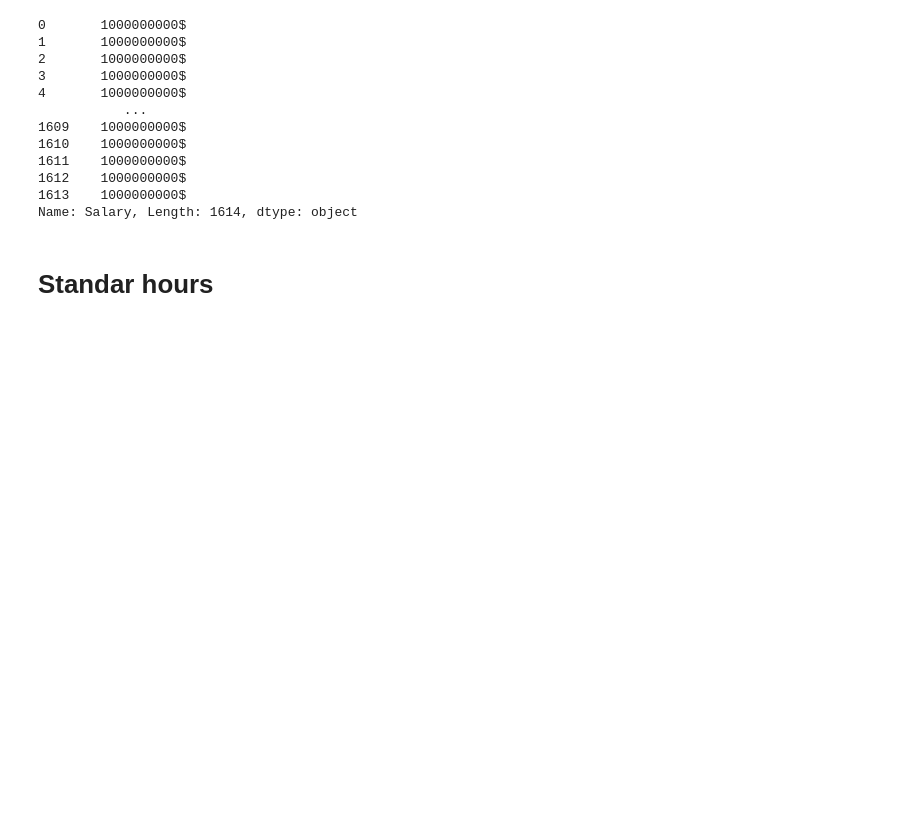
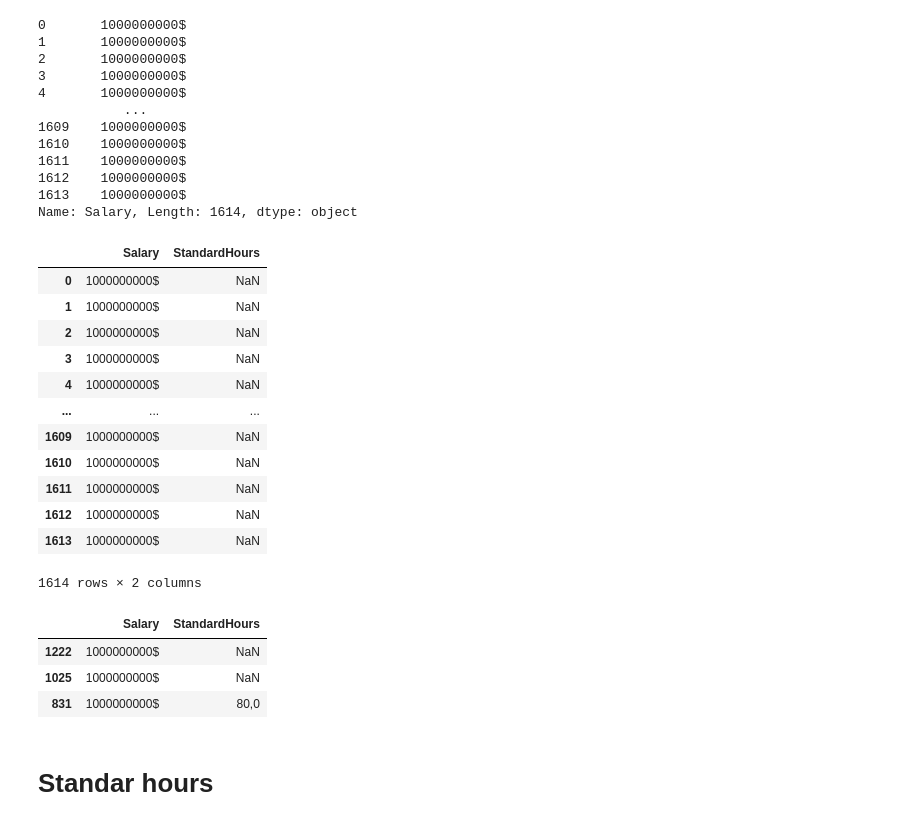
Before and after one commit to raquelmartinrodriguez/proyecto-da-promo-G-modulo-3-team-1, a Jupyter notebook: notebooks/01-exploration/employee.ipynb, the cells around one changed output. Cells and saved outputs as stored; diff of their text form; code cells hidden in the pictures; blank space fills up the shorter version.

```diff
--- a/notebooks/01-exploration/employee.ipynb
+++ b/notebooks/01-exploration/employee.ipynb
@@ -349,3 +370,21 @@ data.Salary
 1612    1000000000$
 1613    1000000000$
 Name: Salary, Length: 1614, dtype: object
+# %%
+salary_= data.loc[: , ["Salary", "StandardHours"]]
+# %%
+salary_
+# %% [output]
+|  | Salary | StandardHours |
+| 0 | 1000000000$ | NaN |
+| 1 | 1000000000$ | NaN |
+| 2 | 1000000000$ | NaN |
+| 3 | 1000000000$ | NaN |
+| 4 | 1000000000$ | NaN |
+| ... | ... | ... |
+| 1609 | 1000000000$ | NaN |
+| 1610 | 1000000000$ | NaN |
+| 1611 | 1000000000$ | NaN |
+| 1612 | 1000000000$ | NaN |
+| 1613 | 1000000000$ | NaN |
+1614 rows × 2 columns
@@ -352,3 +395,10 @@ Name: Salary, Length: 1614, dtype: object
+# %%
+salary_.sample(3)
+# %% [output]
+|  | Salary | StandardHours |
+| 1222 | 1000000000$ | NaN |
+| 1025 | 1000000000$ | NaN |
+| 831 | 1000000000$ | 80,0 |
 # %% [markdown]
 #  Standar hours
 # %%
```
Also changed, not shown: parts of 7 cells of this notebook.
